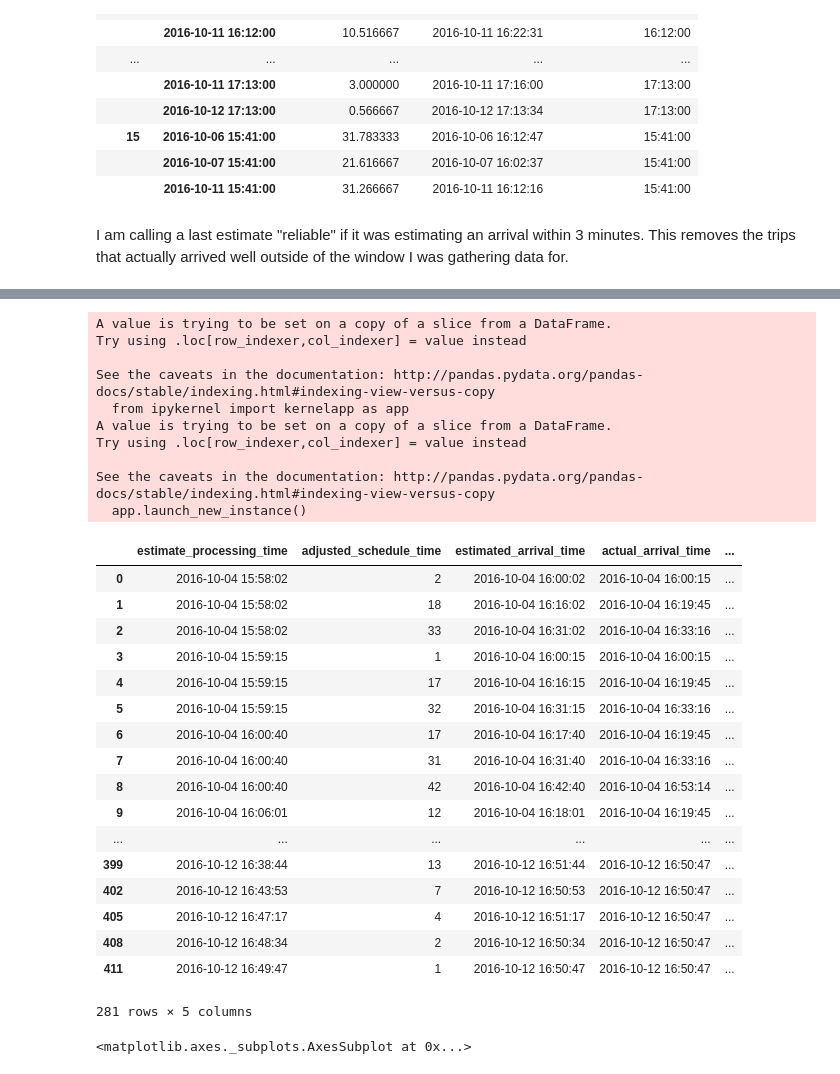
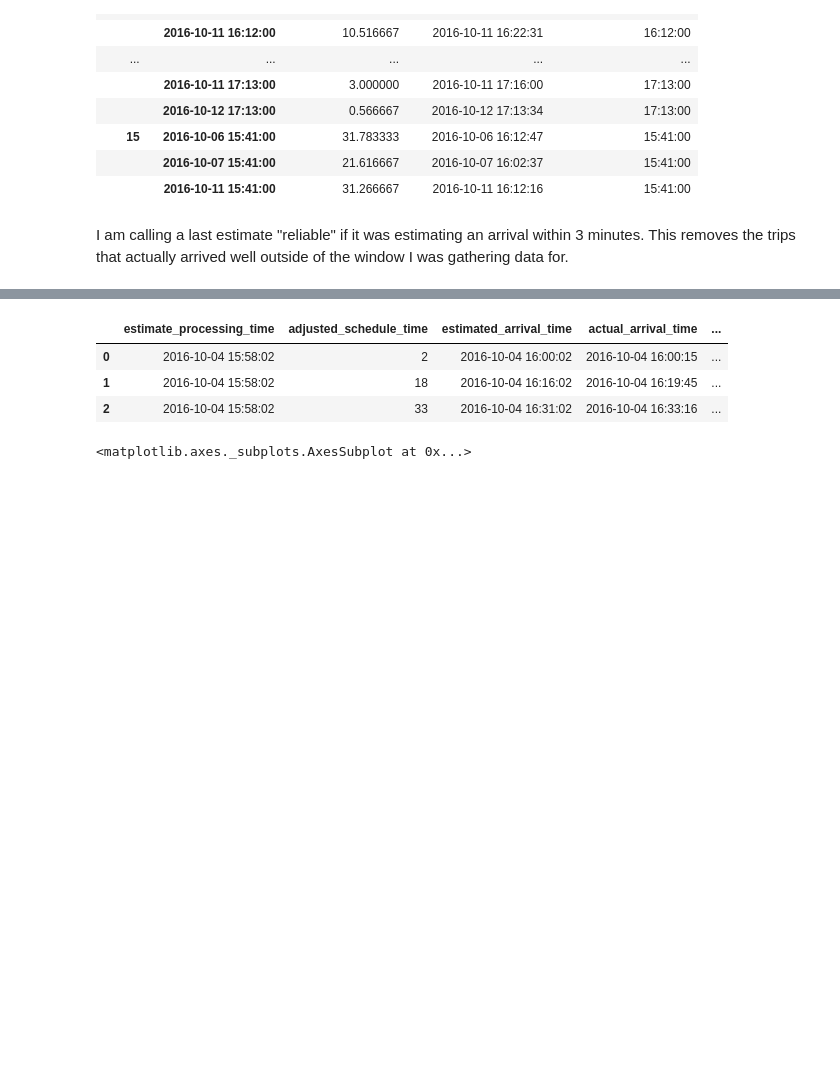
Before and after one commit to lgaud/wheres-my-bus, a Jupyter notebook: Bus Analysis.ipynb, the cells around one changed output, grey strips where cells are left out. Drawn from its saved outputs; the diff is of its cells as text; code cells hidden in the pictures; blank space fills up the shorter version.

```diff
--- a/Bus Analysis.ipynb
+++ b/Bus Analysis.ipynb
@@ -308,39 +284,17 @@ actual_arrival_times.columns = ["scheduled_date_time", "actual_arrival_time", "a
 # %%
 with_actual_time = pd.merge(with_scheduled_arrival_time, actual_arrival_times, on="scheduled_date_time", how='left')
 # %%
-time_differences = with_actual_time[["estimate_processing_time", "adjusted_schedule_time", "estimated_arrival_time", "actual_arrival_time"]]
-time_differences["actual_minutes_wait"] = time_differences["actual_arrival_time"] - time_differences["estimate_processing_time"]
-time_differences["actual_minutes_wait"] = pd.to_timedelta( time_differences["actual_minutes_wait"]).dt.total_seconds() / 60
+time_differences = with_actual_time.loc[:, \
+    ["estimate_processing_time", "adjusted_schedule_time", "estimated_arrival_time", "actual_arrival_time"]]
+time_differences["actual_minutes_wait"] = pd.to_timedelta(time_differences["actual_arrival_time"] \
+    - time_differences["estimate_processing_time"]).dt.total_seconds() / 60
 time_differences.dropna()
+time_differences.head(3)
 # %% [output]
-A value is trying to be set on a copy of a slice from a DataFrame.
-Try using .loc[row_indexer,col_indexer] = value instead
-
-See the caveats in the documentation: http://pandas.pydata.org/pandas-docs/stable/indexing.html#indexing-view-versus-copy
-  from ipykernel import kernelapp as app
-A value is trying to be set on a copy of a slice from a DataFrame.
-Try using .loc[row_indexer,col_indexer] = value instead
-
-See the caveats in the documentation: http://pandas.pydata.org/pandas-docs/stable/indexing.html#indexing-view-versus-copy
-  app.launch_new_instance()
 |  | estimate_processing_time | adjusted_schedule_time | estimated_arrival_time | actual_arrival_time | ... |
 | 0 | 2016-10-04 15:58:02 | 2 | 2016-10-04 16:00:02 | 2016-10-04 16:00:15 | ... |
 | 1 | 2016-10-04 15:58:02 | 18 | 2016-10-04 16:16:02 | 2016-10-04 16:19:45 | ... |
 | 2 | 2016-10-04 15:58:02 | 33 | 2016-10-04 16:31:02 | 2016-10-04 16:33:16 | ... |
-| 3 | 2016-10-04 15:59:15 | 1 | 2016-10-04 16:00:15 | 2016-10-04 16:00:15 | ... |
-| 4 | 2016-10-04 15:59:15 | 17 | 2016-10-04 16:16:15 | 2016-10-04 16:19:45 | ... |
-| 5 | 2016-10-04 15:59:15 | 32 | 2016-10-04 16:31:15 | 2016-10-04 16:33:16 | ... |
-| 6 | 2016-10-04 16:00:40 | 17 | 2016-10-04 16:17:40 | 2016-10-04 16:19:45 | ... |
-| 7 | 2016-10-04 16:00:40 | 31 | 2016-10-04 16:31:40 | 2016-10-04 16:33:16 | ... |
-| 8 | 2016-10-04 16:00:40 | 42 | 2016-10-04 16:42:40 | 2016-10-04 16:53:14 | ... |
-| 9 | 2016-10-04 16:06:01 | 12 | 2016-10-04 16:18:01 | 2016-10-04 16:19:45 | ... |
-| ... | ... | ... | ... | ... | ... |
-| 399 | 2016-10-12 16:38:44 | 13 | 2016-10-12 16:51:44 | 2016-10-12 16:50:47 | ... |
-| 402 | 2016-10-12 16:43:53 | 7 | 2016-10-12 16:50:53 | 2016-10-12 16:50:47 | ... |
-| 405 | 2016-10-12 16:47:17 | 4 | 2016-10-12 16:51:17 | 2016-10-12 16:50:47 | ... |
-| 408 | 2016-10-12 16:48:34 | 2 | 2016-10-12 16:50:34 | 2016-10-12 16:50:47 | ... |
-| 411 | 2016-10-12 16:49:47 | 1 | 2016-10-12 16:50:47 | 2016-10-12 16:50:47 | ... |
-281 rows × 5 columns
 # %%
 time_differences.plot(x="adjusted_schedule_time", y="actual_minutes_wait", kind="scatter")
 # %% [output]
```
Also changed, not shown: parts of 8 cells of this notebook.
